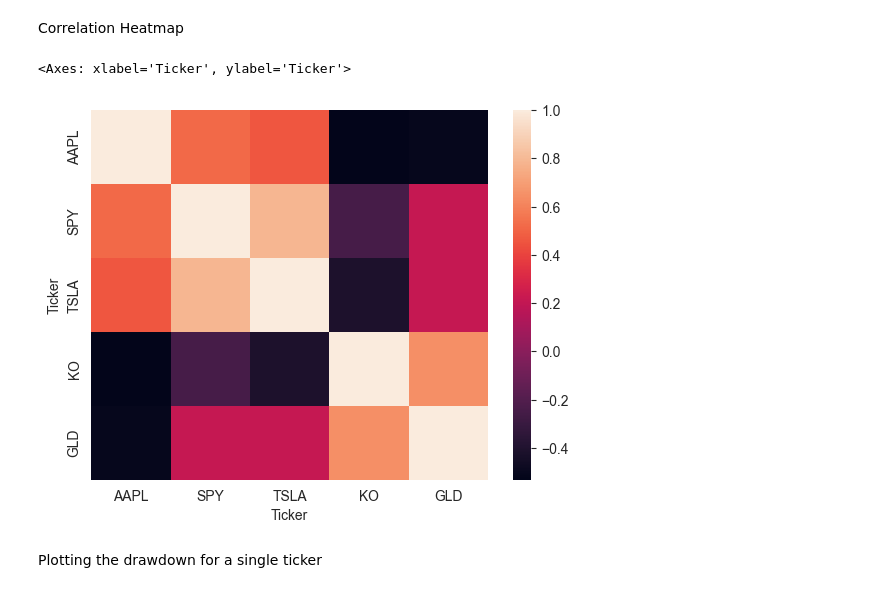
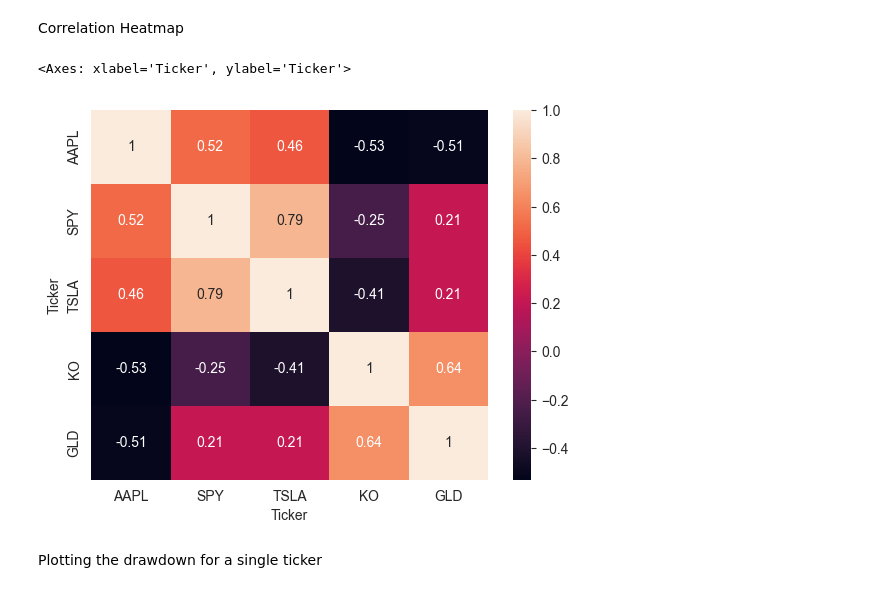
Before and after one commit to humaspasta/Market-Data-Pipeline-Descriptive-Analytics, a Jupyter notebook: project_1_data_pipeline.ipynb, the cells around one changed output. Drawn from its saved outputs; the diff is of its cells as text; code cells hidden in the pictures.

```diff
--- a/project_1_data_pipeline.ipynb
+++ b/project_1_data_pipeline.ipynb
@@ -181,12 +174,12 @@ dater = data.create_merge_prices_table()
 # %%
 prices_df = data.create_merge_prices_table()
 close_data = prices_df['Close']
 close_data.pct_change().dropna()
 corr = close_data.corr()
-sns.heatmap(corr)
+sns.heatmap(corr, annot=True)
 # %% [output]
 <Axes: xlabel='Ticker', ylabel='Ticker'>
-[figure, old version]
+[figure, new version]
 # %% [markdown]
 Plotting the drawdown for a single ticker
 # %%
```
Also changed, not shown: parts of 8 cells of this notebook, 1 other file.
